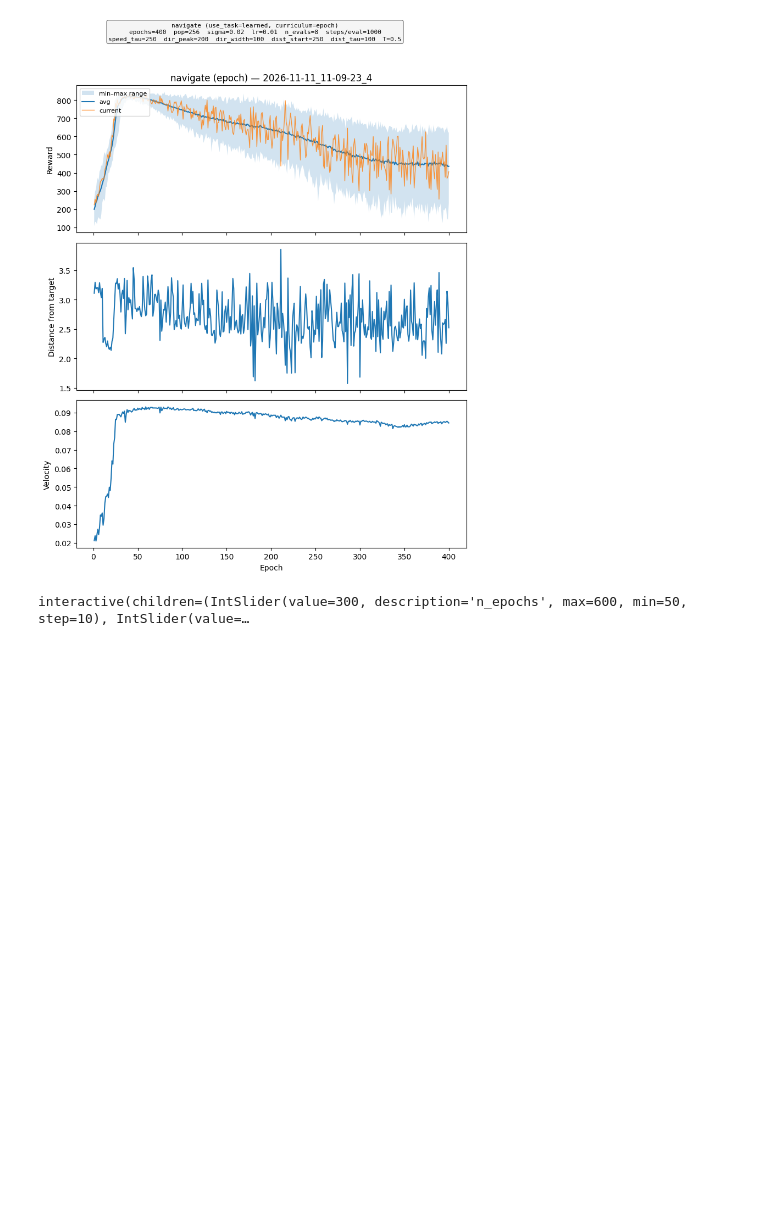
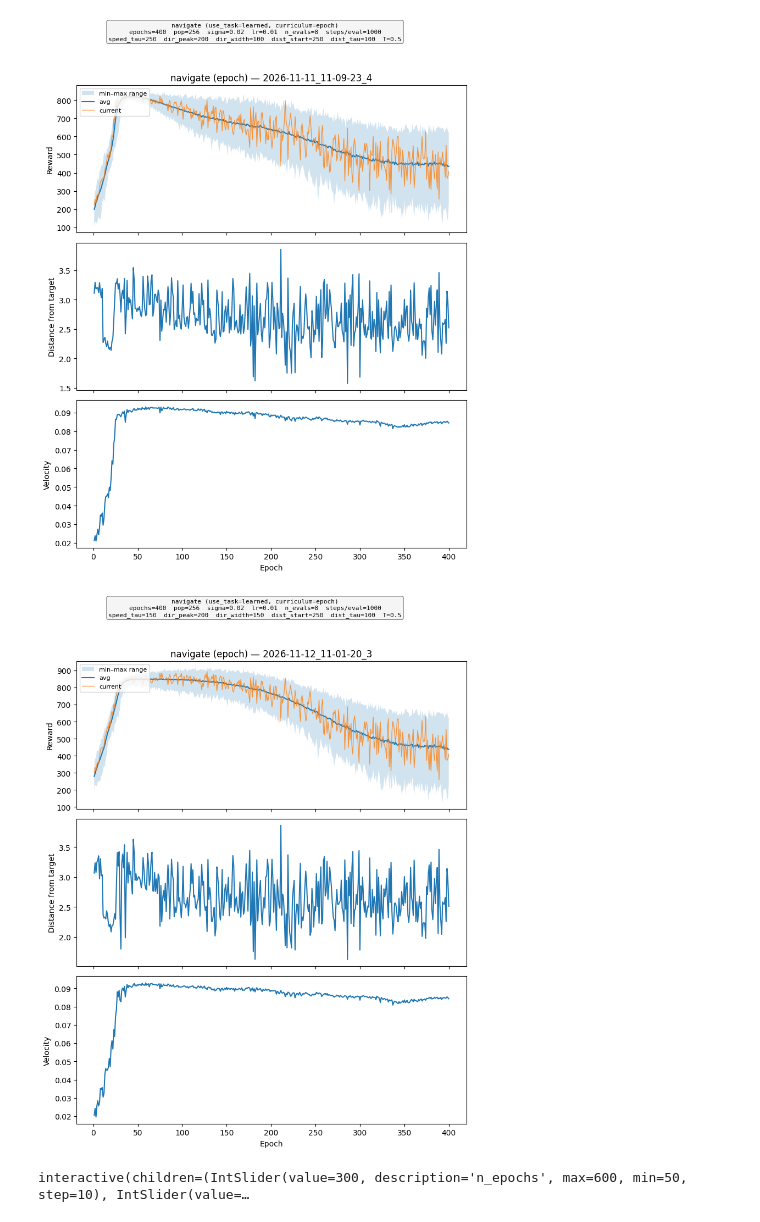
Before and after one commit to rsatapat/ncap-swimmer, a Jupyter notebook: track_model.ipynb, the cells around one changed output. Drawn from its saved outputs; the diff is of its cells as text; code cells hidden in the pictures; blank space fills up the shorter version.

```diff
--- a/track_model.ipynb
+++ b/track_model.ipynb
@@ -27,7 +27,7 @@ dir = r"D:\ncap-swimmer\FromGPUSERVER"
 # separate, standalone run.
 combined_runs = ["2026-11-06_10-38-56_12", "2026-11-06_16-56-27_14"]
 solo_runs = ["2026-11-10_13-25-59_14", "2026-11-10_17-23-27_1", "2026-11-11_00-06-12_12",\
-    "2026-11-11_11-09-23_4"]
+    "2026-11-11_11-09-23_4", "2026-11-12_11-01-20_3"]
 
 combined_csvs = [os.path.join(dir, name, "progress.csv") for name in combined_runs]
 try:
@@ -57,8 +58,9 @@ Plotting training progress for D:\ncap-swimmer\FromGPUSERVER\2026-11-11_11-09-23
 [figure]
 [figure]
 [figure]
 [figure]
 [figure]
+[figure, added]
 # %%
 sweep_csv = os.path.join(r"D:\ncap-swimmer\outputs\<run>", "sweep_results.csv")
 
```
Also changed, not shown: parts of 2 cells of this notebook, 1 other file.
